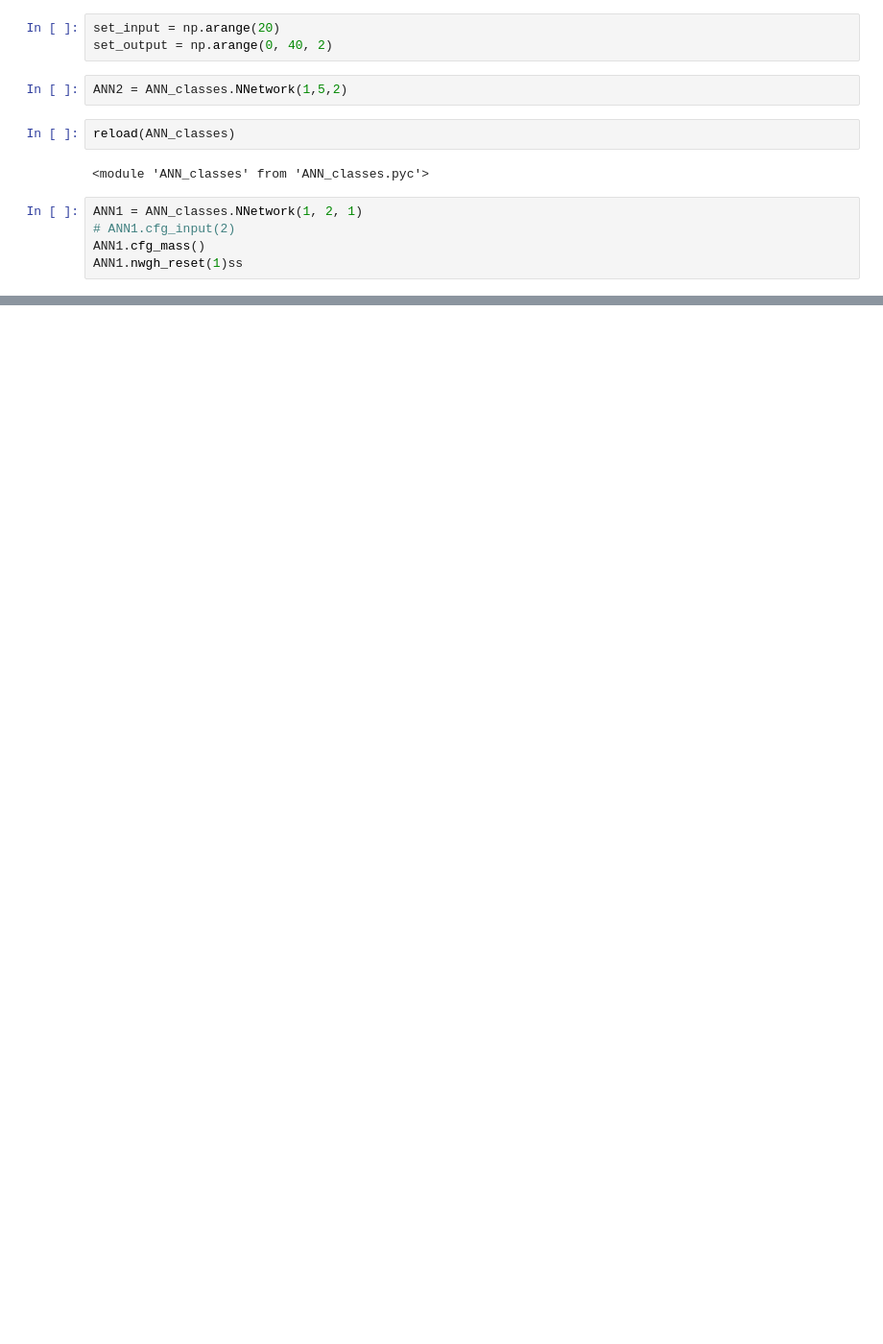
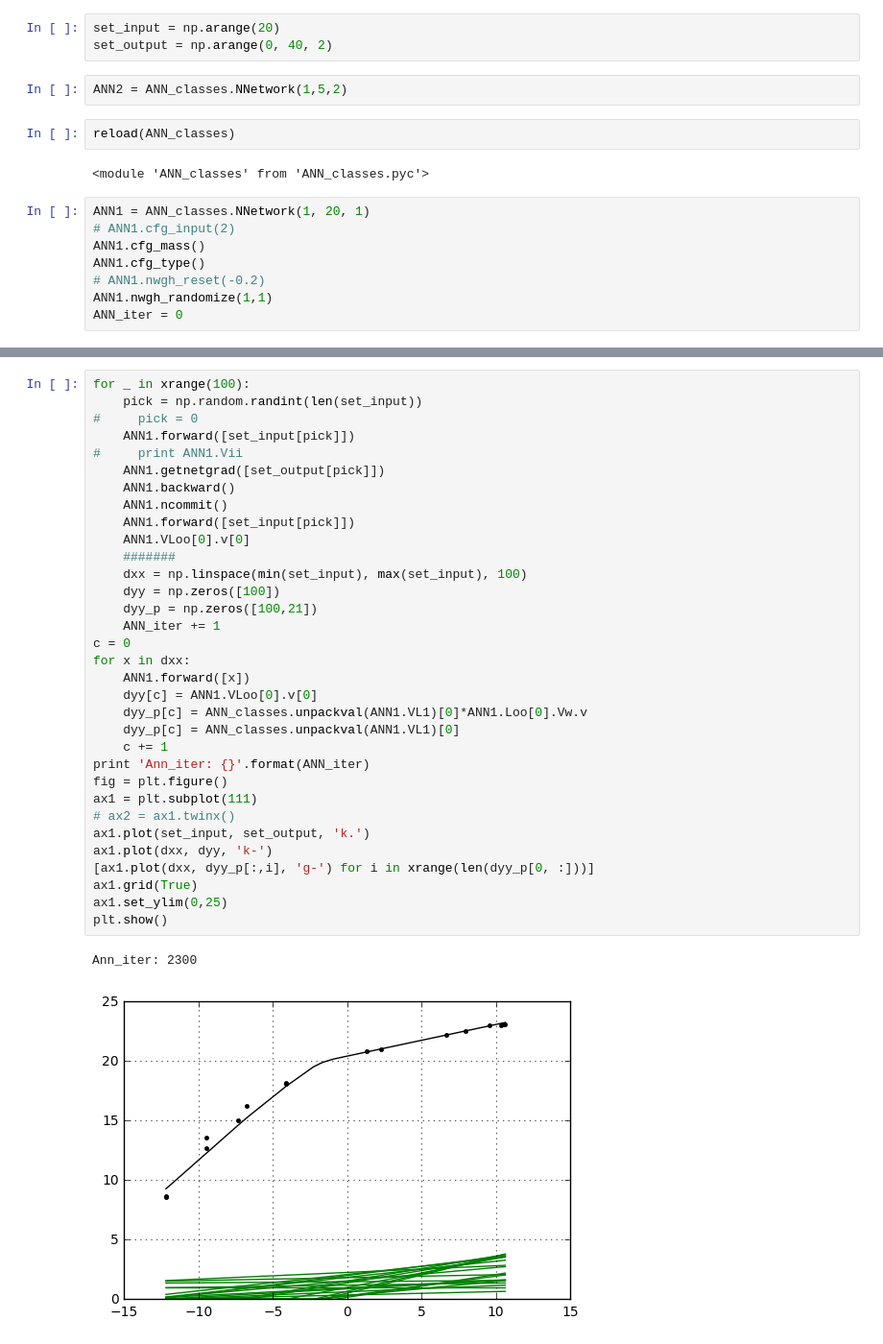
Before and after one commit to ateplovoz/ANN, a Jupyter notebook: ANN_vector_GitVersion.ipynb, the cells around one changed output, grey strips where cells are left out. Shown: that part at 96% size. Saved outputs shown, nothing was run; the diff lists cells and outputs as text; blank space fills up the shorter version.

```diff
--- a/ANN_vector_GitVersion.ipynb
+++ b/ANN_vector_GitVersion.ipynb
@@ -94,7 +86,10 @@ reload(ANN_classes)
 # %% [output]
 <module 'ANN_classes' from 'ANN_classes.pyc'>
 # %%
-ANN1 = ANN_classes.NNetwork(1, 2, 1)
+ANN1 = ANN_classes.NNetwork(1, 20, 1)
 # ANN1.cfg_input(2)
 ANN1.cfg_mass()
-ANN1.nwgh_reset(1)ss
+ANN1.cfg_type()
+# ANN1.nwgh_reset(-0.2)
+ANN1.nwgh_randomize(1,1)
+ANN_iter = 0
@@ -102,0 +96,36 @@ SyntaxError: invalid syntax (<ipython-input-16-6c49ac6d09cd>, line 4)
+# %%
+for _ in xrange(100):
+    pick = np.random.randint(len(set_input))
+#     pick = 0
+    ANN1.forward([set_input[pick]])
+#     print ANN1.Vii
+    ANN1.getnetgrad([set_output[pick]])
+    ANN1.backward()
+    ANN1.ncommit()
+    ANN1.forward([set_input[pick]])
+    ANN1.VLoo[0].v[0]
+    #######
+    dxx = np.linspace(min(set_input), max(set_input), 100)
+    dyy = np.zeros([100])
+    dyy_p = np.zeros([100,21])
+    ANN_iter += 1
+c = 0
+for x in dxx:
+    ANN1.forward([x])
+    dyy[c] = ANN1.VLoo[0].v[0]
+    dyy_p[c] = ANN_classes.unpackval(ANN1.VL1)[0]*ANN1.Loo[0].Vw.v
+    dyy_p[c] = ANN_classes.unpackval(ANN1.VL1)[0]
+    c += 1
+print 'Ann_iter: {}'.format(ANN_iter)
+fig = plt.figure()
+ax1 = plt.subplot(111)
+# ax2 = ax1.twinx()
+ax1.plot(set_input, set_output, 'k.')
+ax1.plot(dxx, dyy, 'k-')
+[ax1.plot(dxx, dyy_p[:,i], 'g-') for i in xrange(len(dyy_p[0, :]))]
+ax1.grid(True)
+ax1.set_ylim(0,25)
+plt.show()
+# %% [output]
+Ann_iter: 2300
+[figure, added]
```
Also changed, not shown: parts of 30 cells of this notebook, 4 other files.
